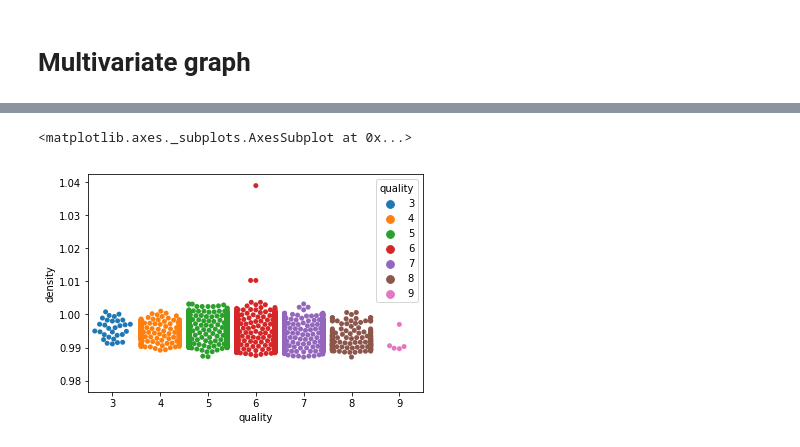
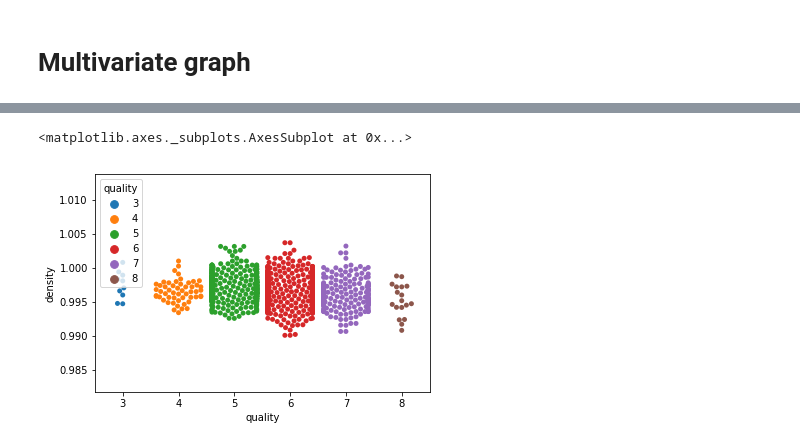
Before and after one commit to sohan0201/Assignment1, a Jupyter notebook: Assignment 7.ipynb, the cells around one changed output, grey strips where cells are left out. Cells and saved outputs as stored; diff of their text form; code cells hidden in the pictures.

```diff
--- a/Assignment 7.ipynb
+++ b/Assignment 7.ipynb
@@ -435,5 +501,5 @@ sns.stripplot(x="quality", y="density", data=wines,hue="quality", jitter=True)
 # %%
-sns.swarmplot(x="quality", y="density", data=wines,hue='quality')
+sns.swarmplot(x="quality", y="density", data=red,hue='quality')
 # %% [output]
 <matplotlib.axes._subplots.AxesSubplot at 0x...>
-[figure, old version]
+[figure, new version]
```
Also changed, not shown: parts of 112 cells of this notebook.
